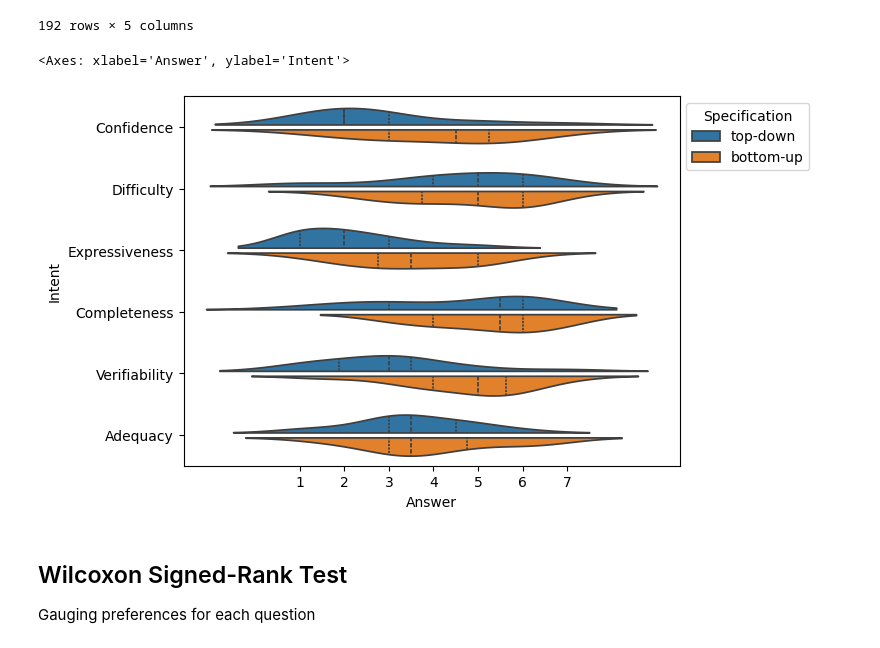
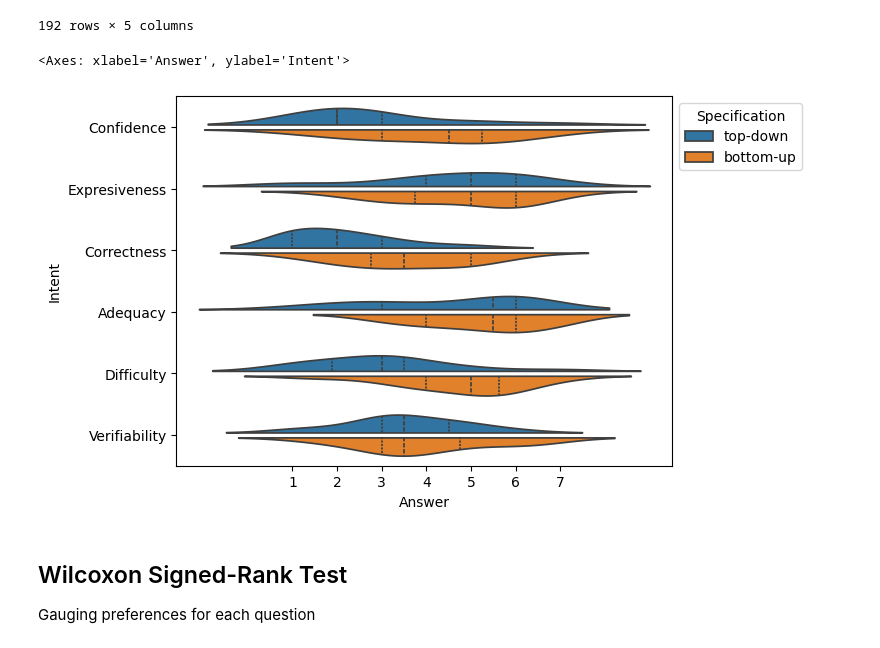
Before and after one commit to GroomYourSpecs/GroomYourSpecs_ReplicationPackage, a Jupyter notebook: controlled_experiment/questionnaire/quest_analysis.ipynb, the cells around one changed output. Cells and saved outputs as stored; diff of their text form; code cells hidden in the pictures.

```diff
--- a/controlled_experiment/questionnaire/quest_analysis.ipynb
+++ b/controlled_experiment/questionnaire/quest_analysis.ipynb
@@ -91,14 +91,14 @@ df
 # %%
 p = sns.violinplot(data=df, x="Answer", y="Question", hue="Specification", gap=0.2, split=True, inner="quart")
 p.set_xticks(range(1,8))
 p.set_ylabel("Intent")
 p.set_yticks(range(6))
-p.set_yticklabels(["Confidence", "Difficulty", "Expressiveness", "Completeness", "Verifiability", "Adequacy"])
+p.set_yticklabels(["Confidence", "Expresiveness", "Correctness", "Adequacy", "Difficulty", "Verifiability"])
 sns.move_legend(p, "upper left", bbox_to_anchor=(1, 1))
 p
 # %% [output]
 <Axes: xlabel='Answer', ylabel='Intent'>
-[figure, old version]
+[figure, new version]
 # %% [markdown]
 ## Wilcoxon Signed-Rank Test
 
```
Also changed, not shown: parts of 2 cells of this notebook.
